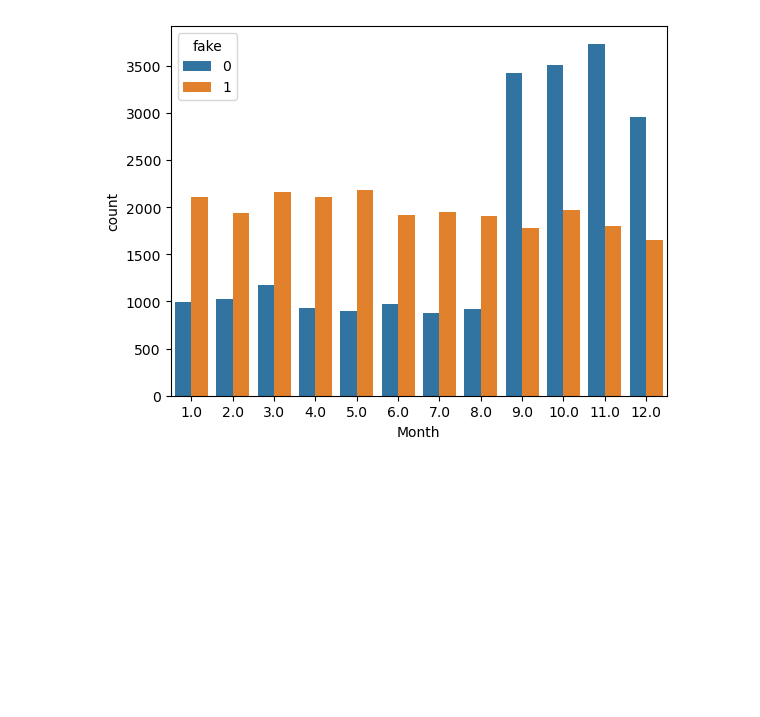
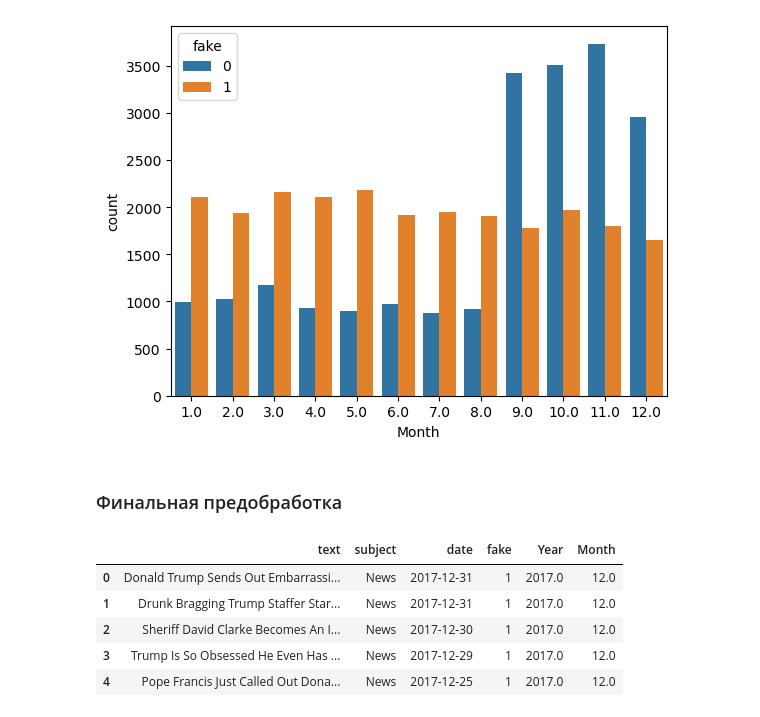
Before and after one commit to Nikolay-KY/big_data_02_24, a Jupyter notebook: day_10.ipynb, the cells around one changed output. Drawn from its saved outputs; the diff is of its cells as text; code cells hidden in the pictures; blank space fills up the shorter version.

```diff
--- a/day_10.ipynb
+++ b/day_10.ipynb
@@ -156,3 +156,16 @@ sns.countplot(x="Month", data=news, hue="fake")
 # %% [output]
 <Axes: xlabel='Month', ylabel='count'>
 [figure]
+# %% [markdown]
+### Финальная предобработка
+# %%
+news["text"] = news["title"] + news["text"]
+news.drop(labels=("title"), axis=1, inplace=True)
+news.head()
+# %% [output]
+|  | text | subject | date | fake | Year | Month |
+| 0 | Donald Trump Sends Out Embarrassi... | News | 2017-12-31 | 1 | 2017.0 | 12.0 |
+| 1 | Drunk Bragging Trump Staffer Star... | News | 2017-12-31 | 1 | 2017.0 | 12.0 |
+| 2 | Sheriff David Clarke Becomes An I... | News | 2017-12-30 | 1 | 2017.0 | 12.0 |
+| 3 | Trump Is So Obsessed He Even Has ... | News | 2017-12-29 | 1 | 2017.0 | 12.0 |
+| 4 | Pope Francis Just Called Out Dona... | News | 2017-12-25 | 1 | 2017.0 | 12.0 |
```
Also changed, not shown: parts of 18 cells of this notebook, 2 other files.
